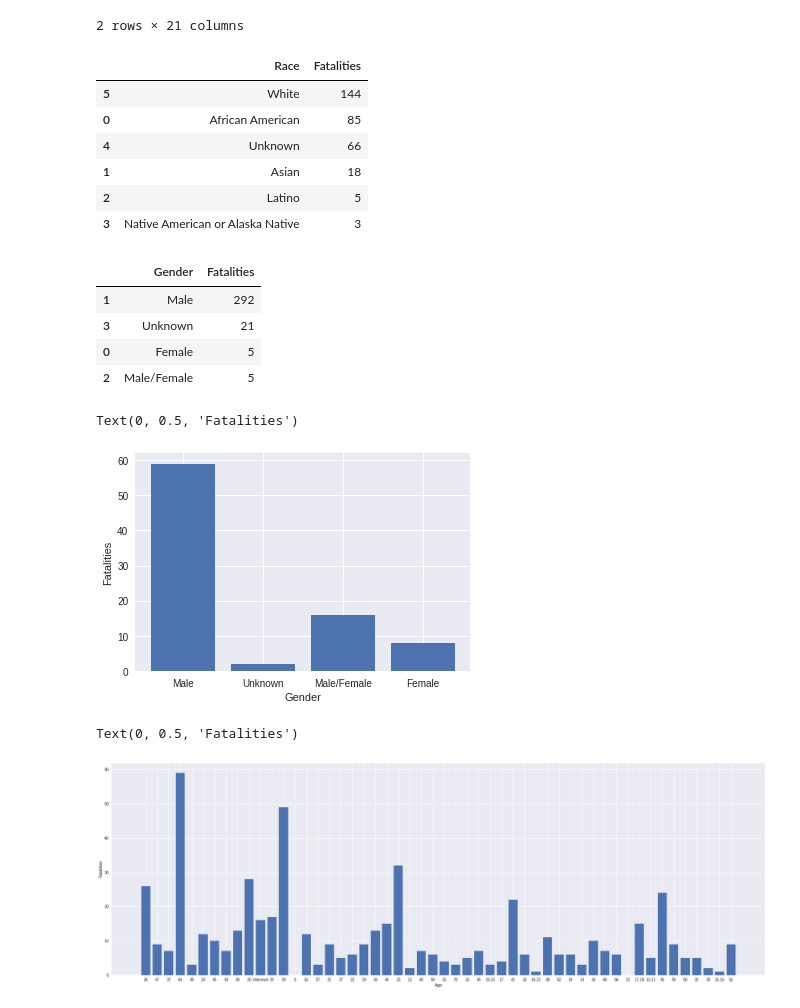
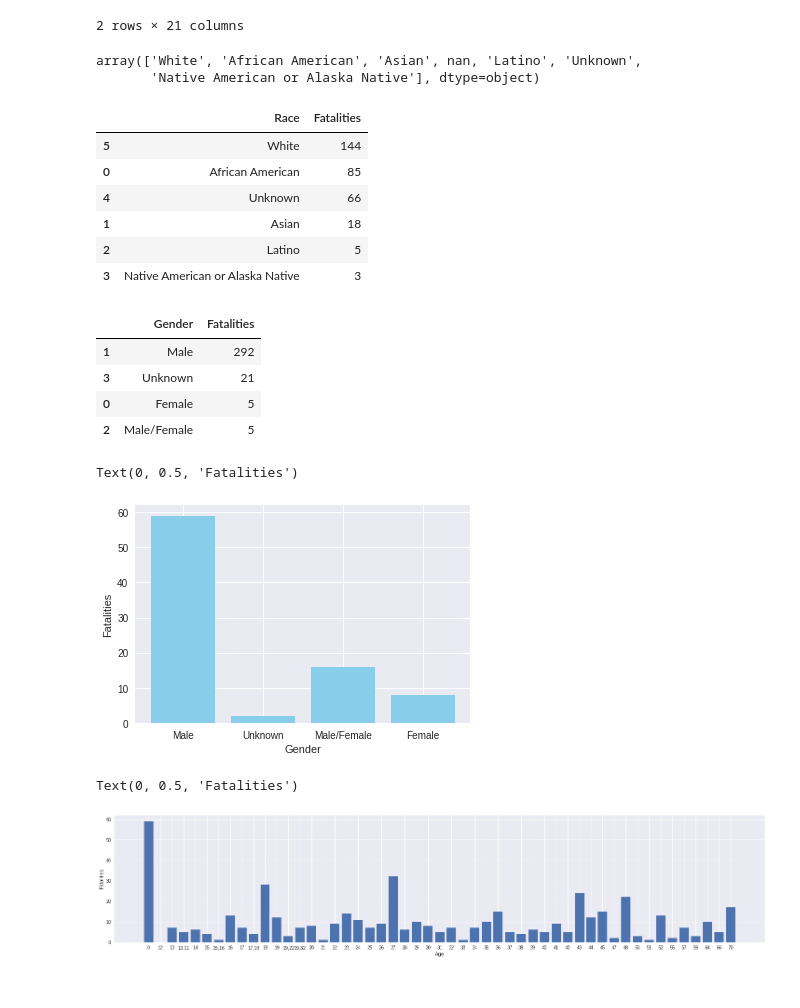
Before and after one commit to RohanRanshinge/USA_Shootings, a Jupyter notebook: Shootings.ipynb, the cells around one changed output. Cells and saved outputs as stored; diff of their text form; code cells hidden in the pictures.

```diff
--- a/Shootings.ipynb
+++ b/Shootings.ipynb
@@ -19,19 +25,29 @@ shootings.head(2)
 2 rows × 21 columns
 # %%
 shootings[['Fatalities','Race']].groupby('Race',as_index=False).count().sort_values(by='Fatalities',ascending=False)
-shootings.replace(['White American or European American','white','White','White American or European American/Some other Race','Black American or African American/Unknown','Black','black','Black American or African American','African American'],['White','White','White','White','African American','African American','African American','African American','African American'],inplace=True)
+shootings.replace(['White American or European American','white','White','White American or European American/Some other Race',
+                   'Black American or African American','Black','black','Black American or African American/Unknown',
+                  'Asian American','Asian','Asian American/Some other race',
+                  'Some other race','Two or more races','Other'],
+                  ['White','White','White','White',
+                  'African American','African American','African American','African American',
+                  'Asian','Asian','Asian',
+                  'Unknown','Unknown','Unknown'],inplace=True)
-# %%
-shootings.replace(['Asian American','Asian American/Some other race'],['Asian','Asian'],inplace=True)
-shootings.replace(['Some other race','Two or more races','Other'],['Unknown','Unknown','Unknown'],inplace=True)
-shootings[['Race','Fatalities']].groupby('Race',as_index=False).count().sort_values(by='Fatalities',ascending=False)
-# %% [output]
-|  | Race | Fatalities |
-| 5 | White | 144 |
-| 0 | African American | 85 |
-| 4 | Unknown | 66 |
-| 1 | Asian | 18 |
-| 2 | Latino | 5 |
-| 3 | Native American or Alaska Native | 3 |
+# %%
+shootings['Race'].unique()
+# %% [output]
+array(['White', 'African American', 'Asian', nan, 'Latino', 'Unknown',
+       'Native American or Alaska Native'], dtype=object)
+# %%
+shootings[['Fatalities','Race']].groupby('Race',as_index=False).count().sort_values(by='Fatalities',ascending=False)
+# %% [output]
+|  | Race | Fatalities |
+| 5 | White | 144 |
+| 0 | African American | 85 |
+| 4 | Unknown | 66 |
+| 1 | Asian | 18 |
+| 2 | Latino | 5 |
+| 3 | Native American or Alaska Native | 3 |
 # %%
 shootings.replace(['M','M/F'],['Male','Male/Female'],inplace=True)
 shootings[['Gender','Fatalities']].groupby('Gender',as_index=False).count().sort_values(by='Fatalities',ascending=False)
@@ -42,11 +58,11 @@ shootings[['Gender','Fatalities']].groupby('Gender',as_index=False).count().sort
 | 0 | Female | 5 |
 | 2 | Male/Female | 5 |
 # %%
-plt.bar(shootings['Gender'],shootings['Fatalities'],align='center')
+plt.bar(shootings['Gender'],shootings['Fatalities'],align='center',color='skyblue')
 plt.xlabel('Gender')
 plt.ylabel('Fatalities')
 # %% [output]
 Text(0, 0.5, 'Fatalities')
-[figure, old version]
+[figure, new version]
 # %%
-shootings.fillna('Unknown',inplace=True)
+shootings.fillna('0',inplace=True)
@@ -53,10 +71,10 @@ shootings.fillna('Unknown',inplace=True)
 # %%
-plt.figure(figsize=(30,10))
-plt.bar(shootings['Age'],shootings['Fatalities'],align='center')
+plt.figure(figsize=(25,5))
+plt.bar(shootings['Age'].sort_values(),shootings['Fatalities'],align='center',)
 plt.xlabel('Age')
 plt.ylabel('Fatalities')
 # %% [output]
 Text(0, 0.5, 'Fatalities')
-[figure, old version]
+[figure, new version]
 # %%
 plt.figure(figsize=(10,5))
```
Also changed, not shown: parts of 4 cells of this notebook.
